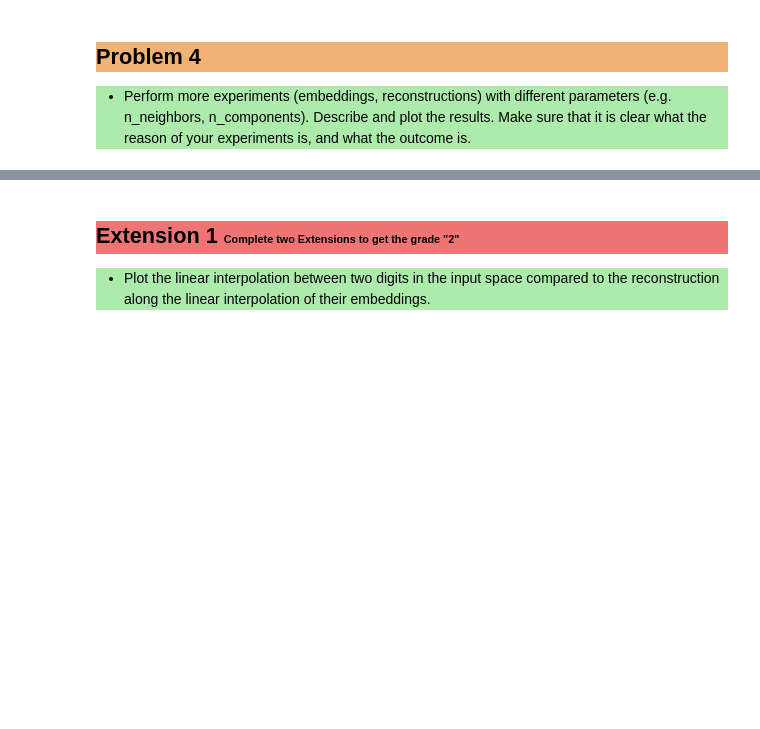
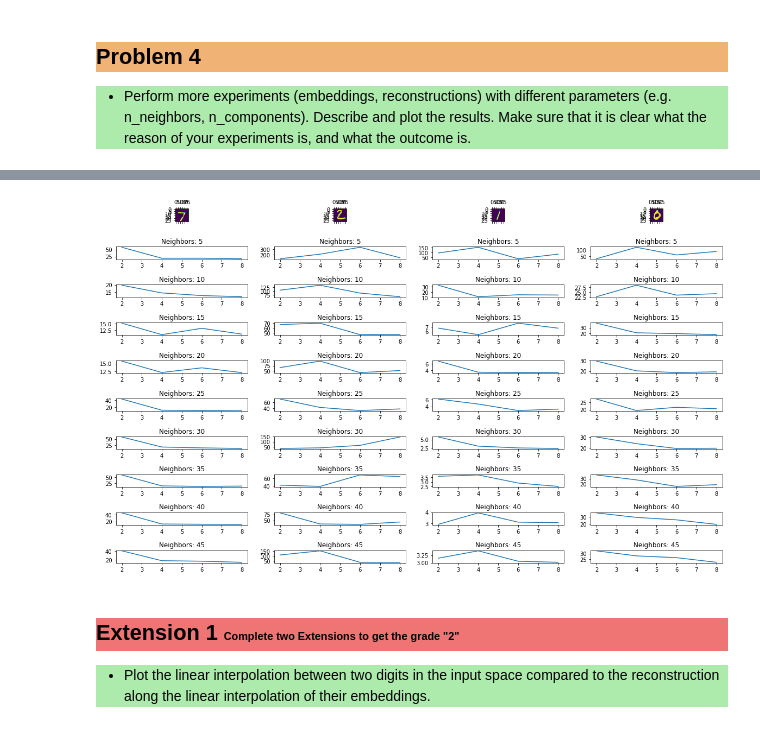
Before and after one commit to SimiPro/slt-exercises, a Jupyter notebook: slt-ce-1.ipynb, the cells around one changed output, grey strips where cells are left out. Cells and saved outputs as stored; diff of their text form; code cells hidden in the pictures; blank space fills up the shorter version.

```diff
--- a/slt-ce-1.ipynb
+++ b/slt-ce-1.ipynb
@@ -354,3 +404,55 @@ plt.show()
+# %%
+# Now after examine this we make the error plot
+# 2 Plots
+# Plot 1: Error by number of components
+# Plot 2: Error by number of neighbors
+
+max_neighbors = 45
+max_components = 8
+
+component_array = np.linspace(2, max_components, int(max_components/2)).astype(np.int32)
+neighbor_array = np.linspace(5, max_neighbors, int((max_neighbors/5))).astype(np.int32)
+
+def mse(im1, im2):
+    a = im1.T - im2.T
+    return np.dot(a.T,a)
+
+num_neighbors = 9
+num_components = 4
+f,axs = plt.subplots(num_neighbors+1, 4)
+
+## try different numbers
+for k in range(4):
+    test_image = mnist.test.images[0+k].reshape(1, -1)
+    axs[0][k].matshow(test_image.reshape(28,28))
+    errors = np.zeros((num_neighbors, num_components))
+
+    for j in range(num_neighbors):
+        for i in range(num_components):
+            myLLE_ = myLLE_arr[i*num_neighbors + j]
+            neighbors = myLLE_.n_neighbors
+            components = myLLE_.n_components
+
+            embedded_digit = myLLE_.transform(test_image)
+            reconstructed_digit = myLLE_.inverse_transform(embedded_digit)
+            errors[j,i] = mse(test_image, reconstructed_digit)
+
+
+    for j in range(1, num_neighbors+1):
+        axs[j][k].set_title('Neighbors: {}'.format(neighbor_array[j-1]))
+        axs[j][k].plot(component_array, errors[j-1,:])
+
+
+f.set_size_inches(20, 12)
+f.subplots_adjust(hspace=2)
+
+#plt.show()
+
+## Conclusion: Pretty interesting that the more neighbors we include the more components we have to use.
+## every number has different preferences of neighbors/components. But a general trend which is obvs is that
+## the more neighbors / components the less the error is.
+# %% [output]
+[figure, added]
 # %% [markdown]
 <h2 style="background-color:#ef7575;">
 Extension 1
```
Also changed, not shown: parts of 11 cells of this notebook.
